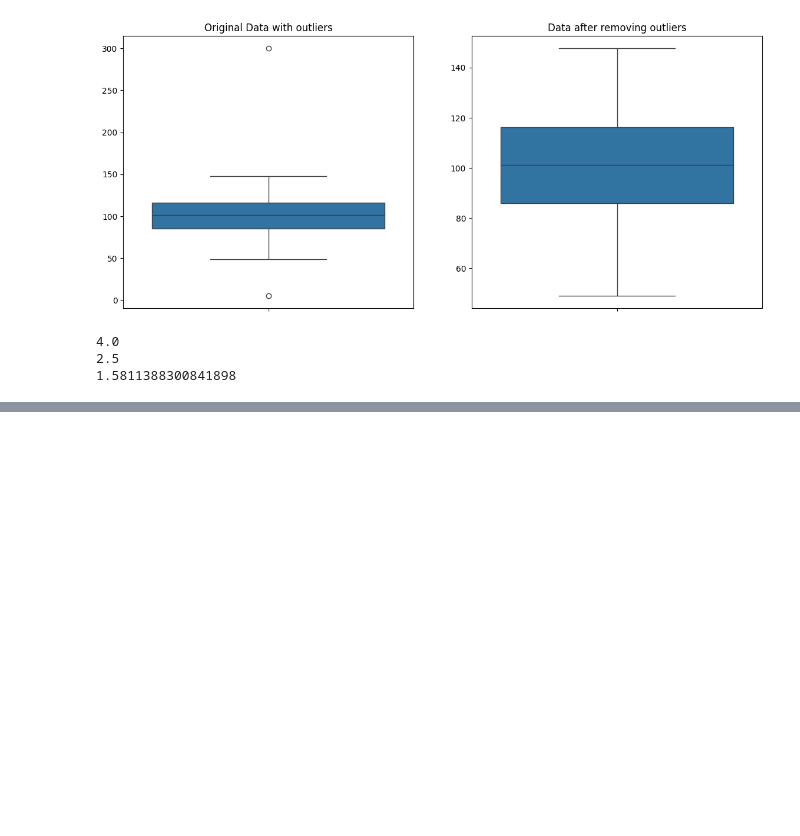
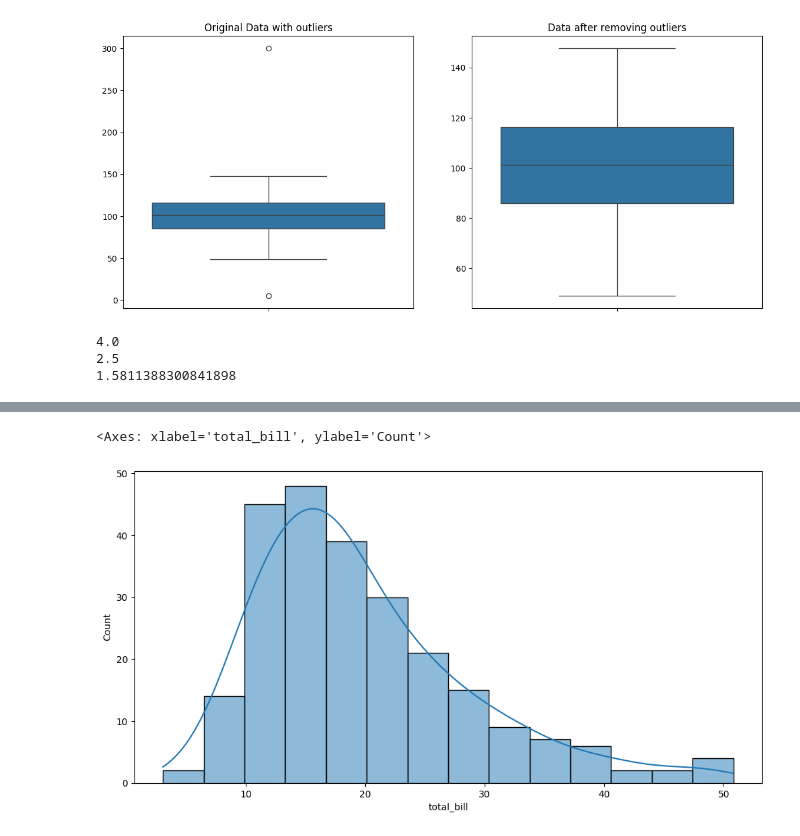
Before and after one commit to mnsair/AI-AND-DS, a Jupyter notebook: Code/dotIPYNB/Mathematics/statistics.ipynb, the cells around one changed output, grey strips where cells are left out. Saved outputs shown, nothing was run; the diff lists cells and outputs as text; code cells hidden in the pictures; blank space fills up the shorter version.

```diff
--- a/Code/dotIPYNB/Mathematics/statistics.ipynb
+++ b/Code/dotIPYNB/Mathematics/statistics.ipynb
@@ -88,0 +100,4 @@ print(standard_deviation)
+# %%
+# load the data from seaborn library
+df = sns.load_dataset('tips')
+df.head()
@@ -88,0 +111,7 @@ print(standard_deviation)
+# %%
+# draw a histplot curve for total_bill
+plt.figure(figsize=(12,6))
+sns.histplot(df['total_bill'], kde=True) #kde True is to draw a curve over the bars.
+# %% [output]
+<Axes: xlabel='total_bill', ylabel='Count'>
+[figure, added]
```
Also changed, not shown: parts of 30 cells of this notebook.
